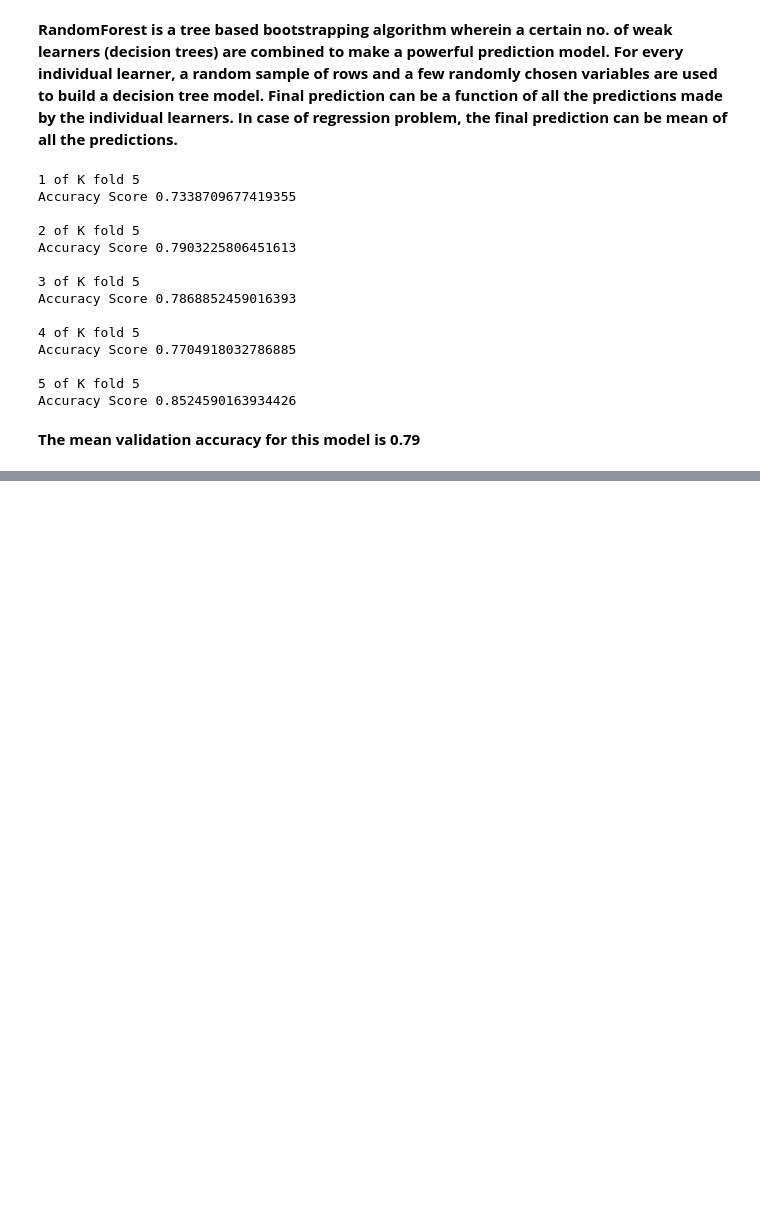
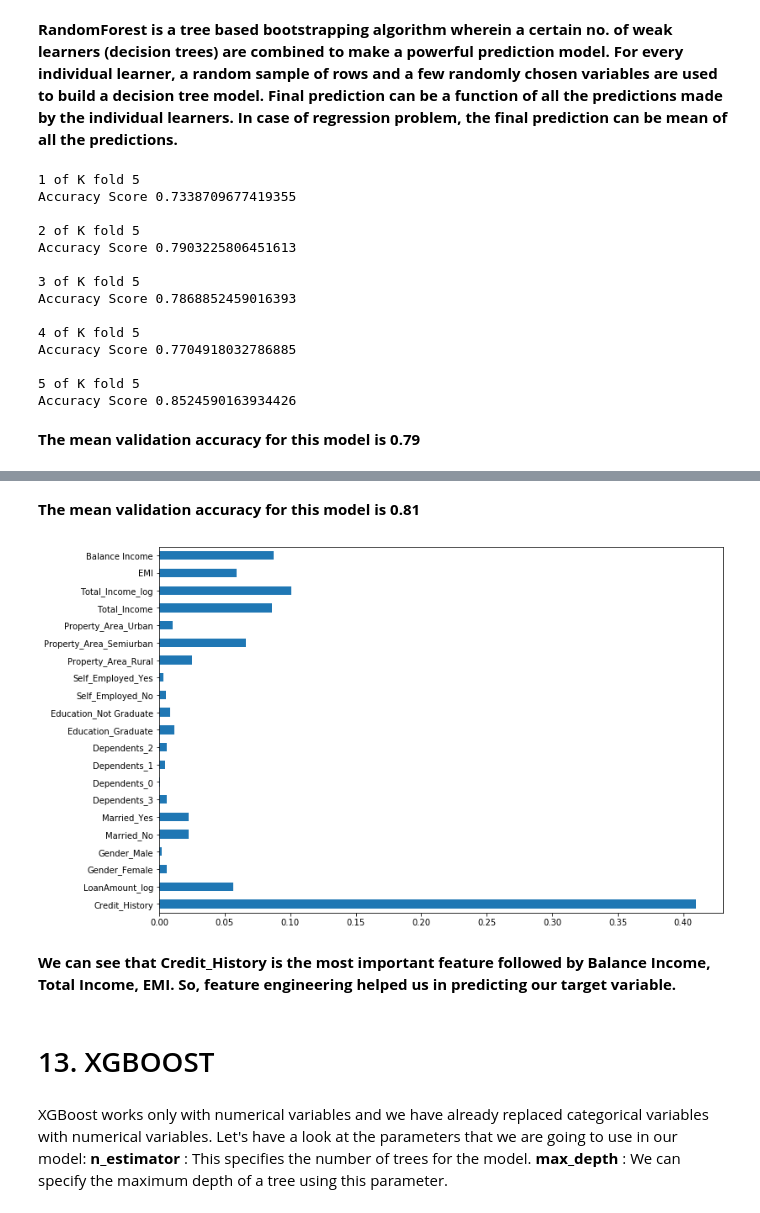
Before and after one commit to Deepak-Marichi/Loan-Prediction, a Jupyter notebook: Loan-Prediction.ipynb, the cells around one changed output, grey strips where cells are left out. Cells and saved outputs as stored; diff of their text form; code cells hidden in the pictures; blank space fills up the shorter version.

```diff
--- a/Loan-Prediction.ipynb
+++ b/Loan-Prediction.ipynb
@@ -897,0 +947,15 @@ Accuracy Score 0.8524590163934426
+# %%
+i=1
+skf = StratifiedKFold(n_splits=5,random_state=1,shuffle=True)
+for train_index,test_index in skf.split(x,y):
+    print('\n{} of kfold {}'.format(i,skf.n_splits))
+    xtr,xvl = x.loc[train_index],x.loc[test_index]
+    ytr,yvl = y[train_index],y[test_index]
+    model = RandomForestClassifier(random_state=1, max_depth=3, n_estimators=141)
+    model.fit(xtr, ytr)
+    pred_test = model.predict(xvl)
+    score = accuracy_score(yvl,pred_test)
+    print('accuracy_score',score)
+    i+=1
+    pred_test = model.predict(test)
+    pred2=model.predict_proba(test)[:,1]
@@ -897,0 +977,2 @@ Accuracy Score 0.8524590163934426
+# %% [markdown]
+**The mean validation accuracy for this model is 0.81**
@@ -897,0 +987,18 @@ Accuracy Score 0.8524590163934426
+# %%
+# Let us find the feature importance now, i.e. which features are most important for this problem. We will use
+#feature_importances_ attribute of sklearn to do so.
+
+importances=pd.Series(model.feature_importances_, index=x.columns)
+importances.plot(kind='barh', figsize=(12,8))
+plt.show()
+# %% [output]
+[figure, added]
+# %% [markdown]
+**We can see that Credit_History is the most important feature followed by Balance Income, Total Income, EMI. So, feature engineering helped us in predicting our target variable.**
+# %% [markdown]
+# 13. XGBOOST
+# %% [markdown]
+XGBoost works only with numerical variables and we have already replaced categorical variables with numerical variables.
+Let's have a look at the parameters that we are going to use in our model:
+            **n_estimator** : This specifies the number of trees for the model.
+            **max_depth**   : We can specify the maximum depth of a tree using this parameter.
```
Also changed, not shown: parts of 17 cells of this notebook, 2 other files.
